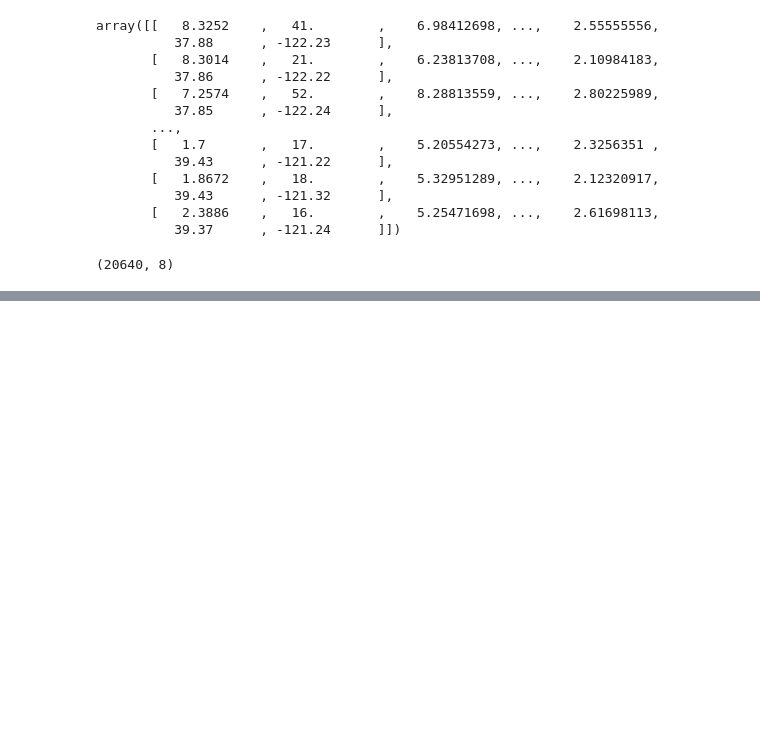
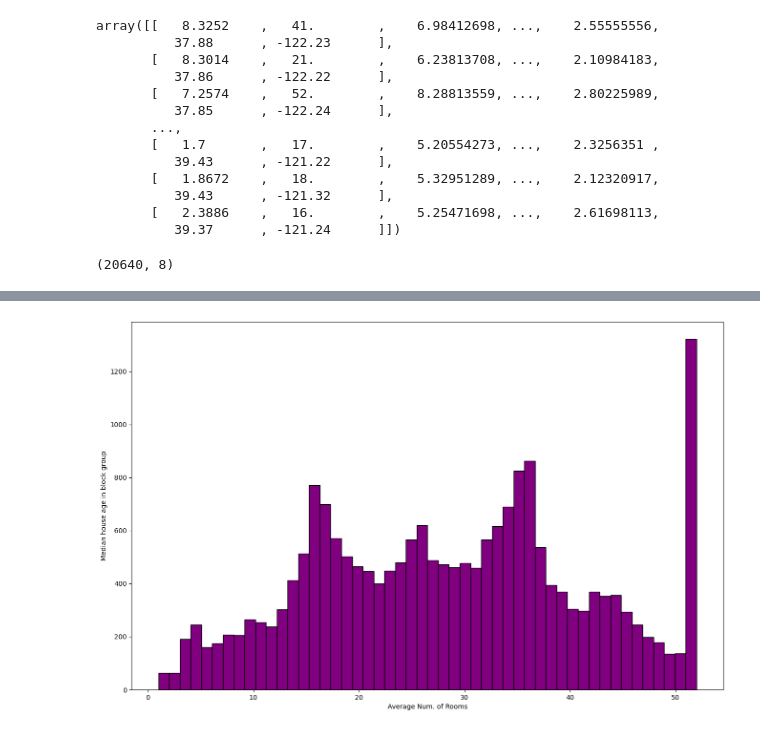
Before and after one commit to alextianyf/MachineLearning_ProblemSets, a Jupyter notebook: 3. Predict House Prices with Multivariable Linear Regression/3.1 Mutilvariate Regression.ipynb, the cells around one changed output, grey strips where cells are left out. Cells and saved outputs as stored; diff of their text form; code cells hidden in the pictures; blank space fills up the shorter version.

```diff
--- a/3. Predict House Prices with Multivariable Linear Regression/3.1 Mutilvariate Regression.ipynb
+++ b/3. Predict House Prices with Multivariable Linear Regression/3.1 Mutilvariate Regression.ipynb
@@ -90,0 +244,11 @@ housing.data.shape
+# %%
+# Plot median house age in block group
+plt.figure(figsize=(16,10))
+# you could set relative width/space of bin width by adding parameter 'rwidth = 1'
+plt.hist(data['HouseAge'], bins = 50, ec = 'black', color='purple')
+#plt.xlim(0,50)
+plt.xlabel('Average Num. of Rooms')
+plt.ylabel('Median house age in block group')
+plt.show()
+# %% [output]
+[figure, added]
```
Also changed, not shown: parts of 20 cells of this notebook.
